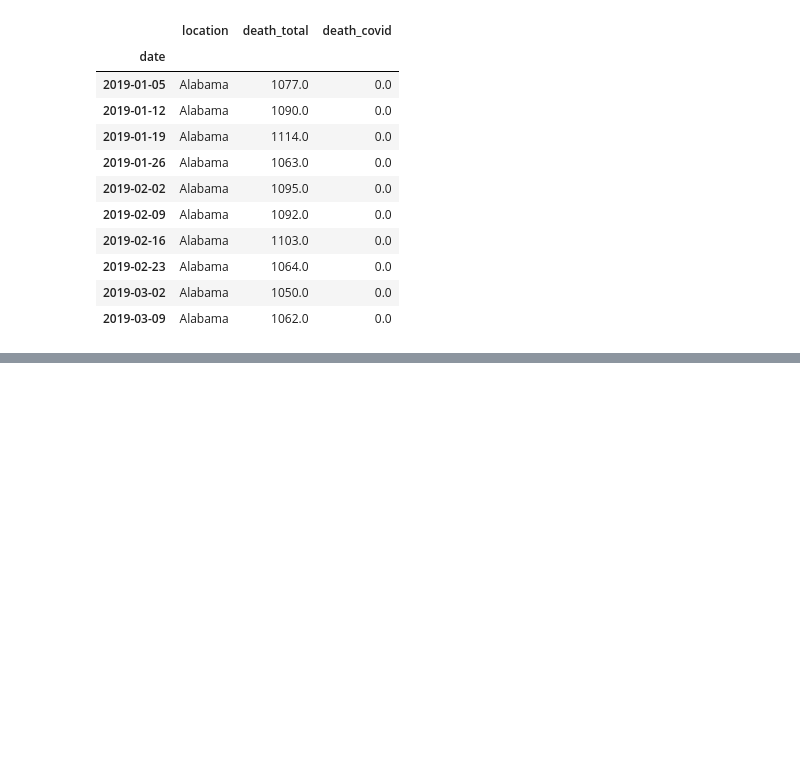
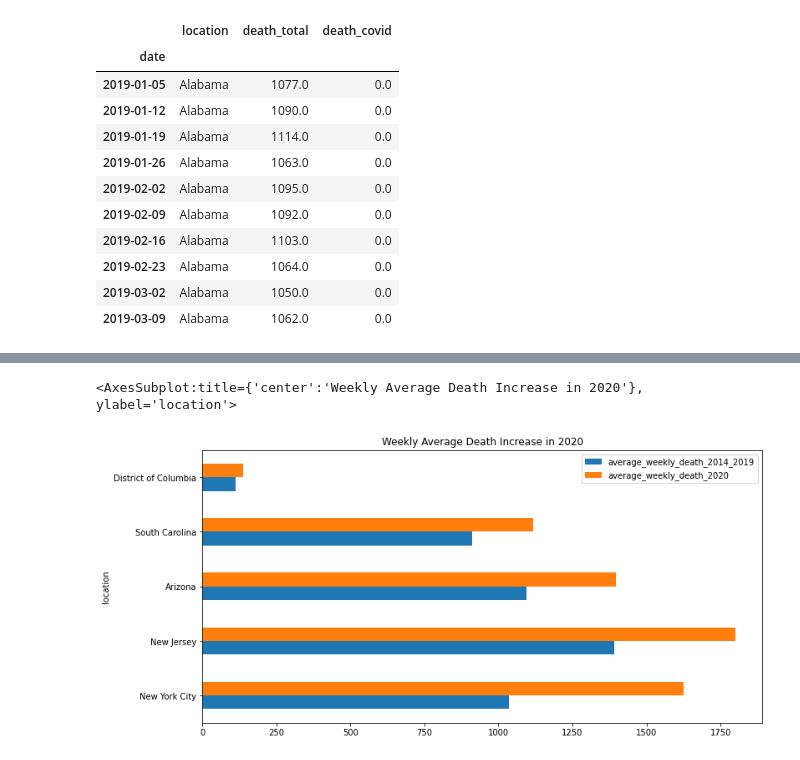
Before and after one commit to ITWSDataScience/Exploration-of-Number-of-Deaths-Due-to-COVID19-in-USA_2020, a Jupyter notebook: present.ipynb, the cells around one changed output, grey strips where cells are left out. Drawn from its saved outputs; the diff is of its cells as text; code cells hidden in the pictures; blank space fills up the shorter version.

```diff
--- a/present.ipynb
+++ b/present.ipynb
@@ -107 +151,14 @@ death_sum_top.plot.pie(y="death_covid", figsize=(12,12), title="COVID Death Dist
 [figure]
+# %%
+# View 5 - Weekly Average Death Increase in 2020
+death_2014_2019 = data[(data.index > "2014-01-01") & (data.index < "2019-12-31")].groupby("location").mean()
+death_2020 = data[data.index > "2020-01-01"].groupby("location").mean()
+data_avg_death = pd.DataFrame({"average_weekly_death_2014_2019" : death_2014_2019["death_total"], "average_weekly_death_2020" : death_2020["death_total"]}).astype('int64')
+data_avg_death["increase"] = data_avg_death["average_weekly_death_2020"] / data_avg_death["average_weekly_death_2014_2019"]
+data_avg_top5 = data_avg_death[data_avg_death.index != "United States"].sort_values("increase", ascending=False).head(5)
+data_avg_national = data_avg_death[data_avg_death.index == "United States"]
+data_avg = pd.concat([data_avg_top5, data_avg_national], axis=0)
+data_avg_top5[["average_weekly_death_2014_2019", "average_weekly_death_2020"]].plot.barh(figsize=(12, 6), title="Weekly Average Death Increase in 2020")
+# %% [output]
+<AxesSubplot:title={'center':'Weekly Average Death Increase in 2020'}, ylabel='location'>
+[figure, added]
```
Also changed, not shown: parts of 9 cells of this notebook.
